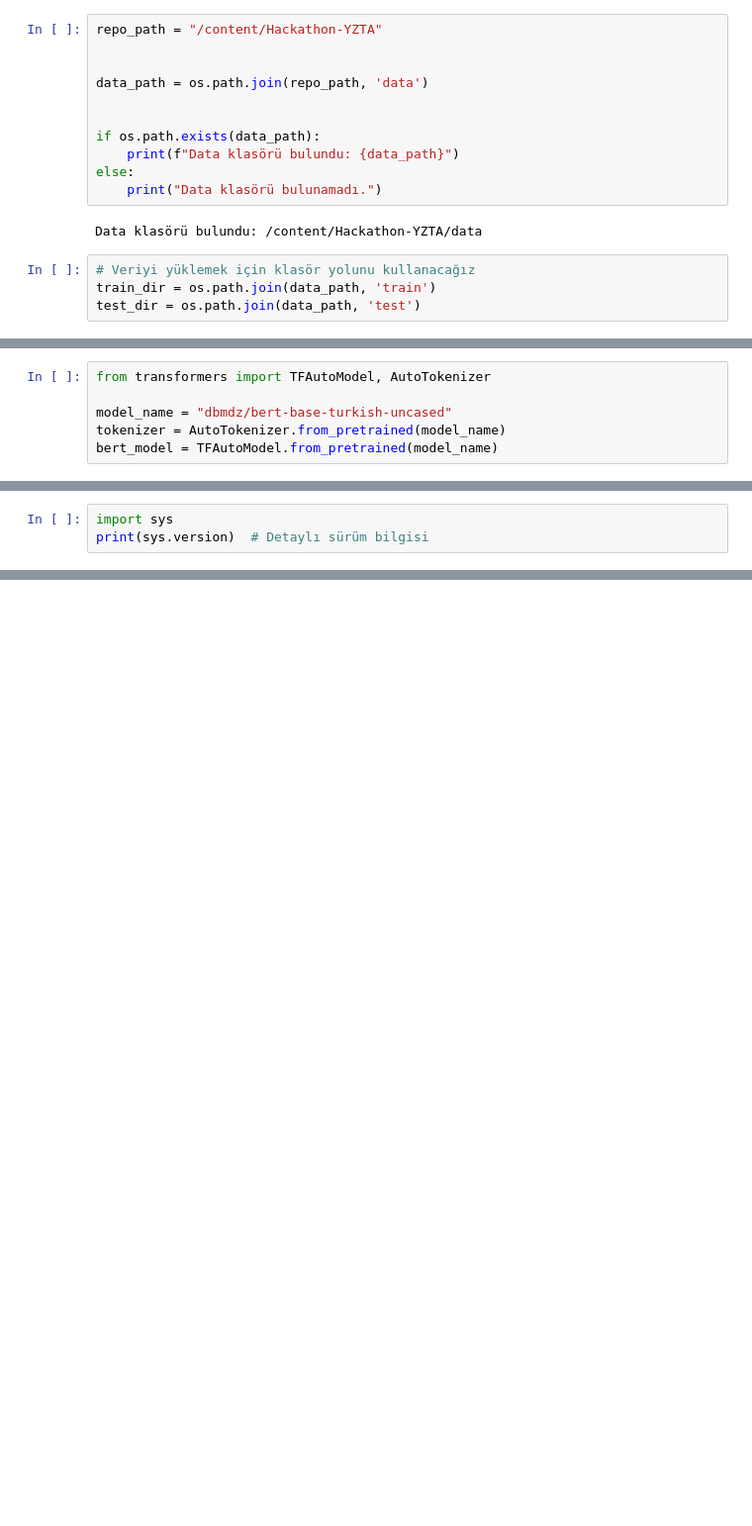
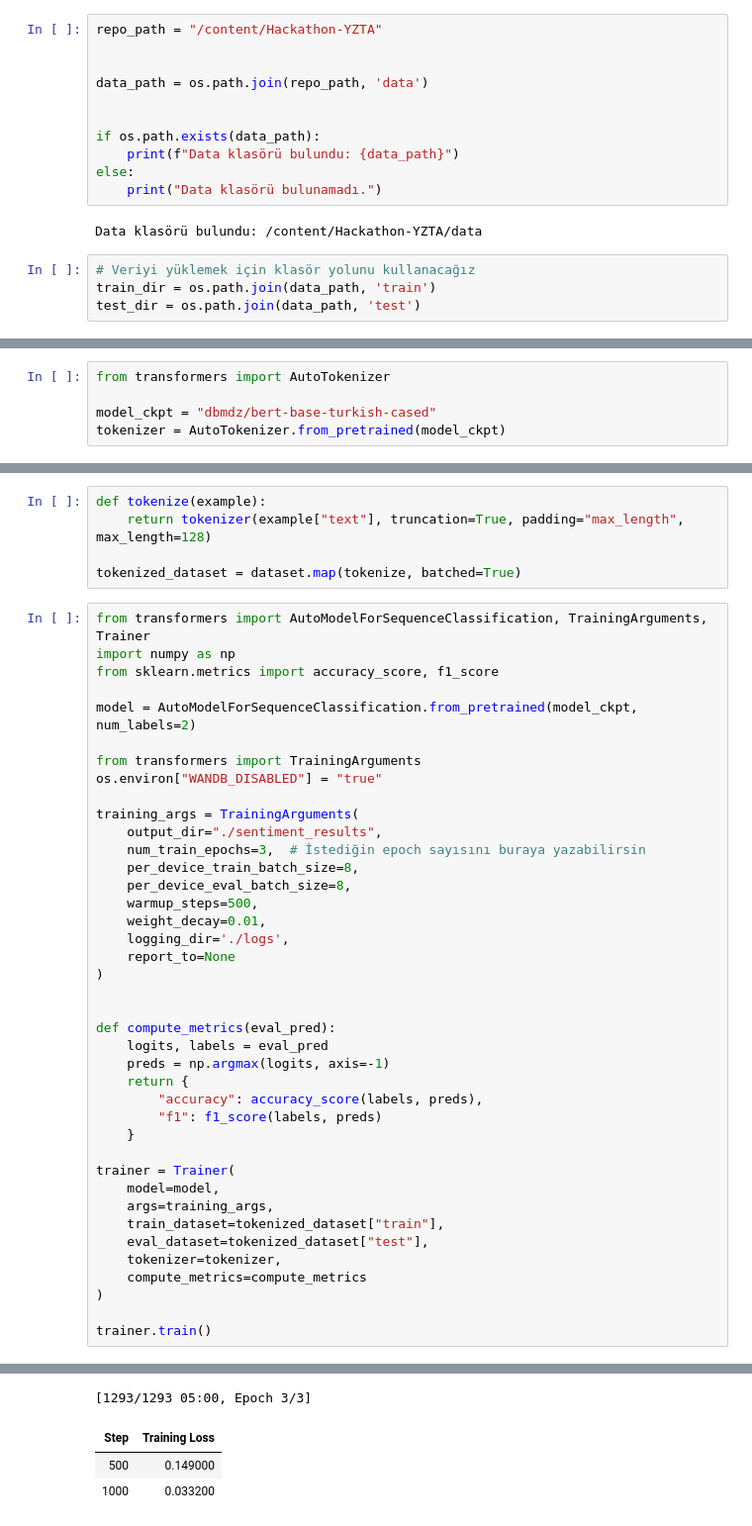
Before and after one commit to eminedemirbas/Hackathon-YZTA, a Jupyter notebook: notebooks/BERT_model.ipynb, the cells around one changed output, grey strips where cells are left out. Shown at 99% size. Drawn from its saved outputs; the diff is of its cells as text; blank space fills up the shorter version.

```diff
--- a/notebooks/BERT_model.ipynb
+++ b/notebooks/BERT_model.ipynb
@@ -115,6 +104,5 @@ Keras sürümü: 3.8.0
 # %%
-from transformers import TFAutoModel, AutoTokenizer
+from transformers import AutoTokenizer
 
-model_name = "dbmdz/bert-base-turkish-uncased"
-tokenizer = AutoTokenizer.from_pretrained(model_name)
-bert_model = TFAutoModel.from_pretrained(model_name)
+model_ckpt = "dbmdz/bert-base-turkish-cased"
+tokenizer = AutoTokenizer.from_pretrained(model_ckpt)
@@ -207,3 +109,46 @@ We could not automatically infer the shape of the Lambda's output. Please specif
-# %%
-import sys
-print(sys.version)  # Detaylı sürüm bilgisi
+# %%
+def tokenize(example):
+    return tokenizer(example["text"], truncation=True, padding="max_length", max_length=128)
+
+tokenized_dataset = dataset.map(tokenize, batched=True)
+# %%
+from transformers import AutoModelForSequenceClassification, TrainingArguments, Trainer
+import numpy as np
+from sklearn.metrics import accuracy_score, f1_score
+
+model = AutoModelForSequenceClassification.from_pretrained(model_ckpt, num_labels=2)
+
+from transformers import TrainingArguments
+os.environ["WANDB_DISABLED"] = "true"
+
+training_args = TrainingArguments(
+    output_dir="./sentiment_results",
+    num_train_epochs=3,  # İstediğin epoch sayısını buraya yazabilirsin
+    per_device_train_batch_size=8,
+    per_device_eval_batch_size=8,
+    warmup_steps=500,
+    weight_decay=0.01,
+    logging_dir='./logs',
+    report_to=None
+)
+
+
+def compute_metrics(eval_pred):
+    logits, labels = eval_pred
+    preds = np.argmax(logits, axis=-1)
+    return {
+        "accuracy": accuracy_score(labels, preds),
+        "f1": f1_score(labels, preds)
+    }
+
+trainer = Trainer(
+    model=model,
+    args=training_args,
+    train_dataset=tokenized_dataset["train"],
+    eval_dataset=tokenized_dataset["test"],
+    tokenizer=tokenizer,
+    compute_metrics=compute_metrics
+)
+
+trainer.train()
+# %% [output]
@@ -209,0 +158,4 @@ print(sys.version)  # Detaylı sürüm bilgisi
+[1293/1293 05:00, Epoch 3/3]
+| Step | Training Loss |
+| 500 | 0.149000 |
+| 1000 | 0.033200 |
```
Also changed, not shown: parts of 20 cells of this notebook.
